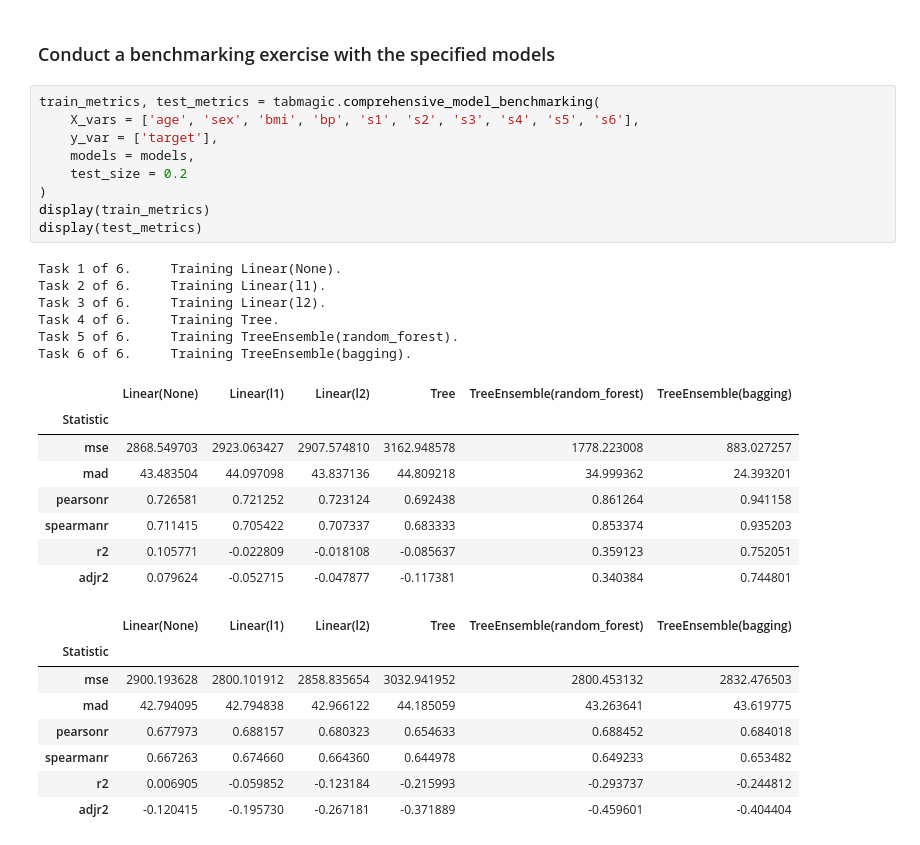
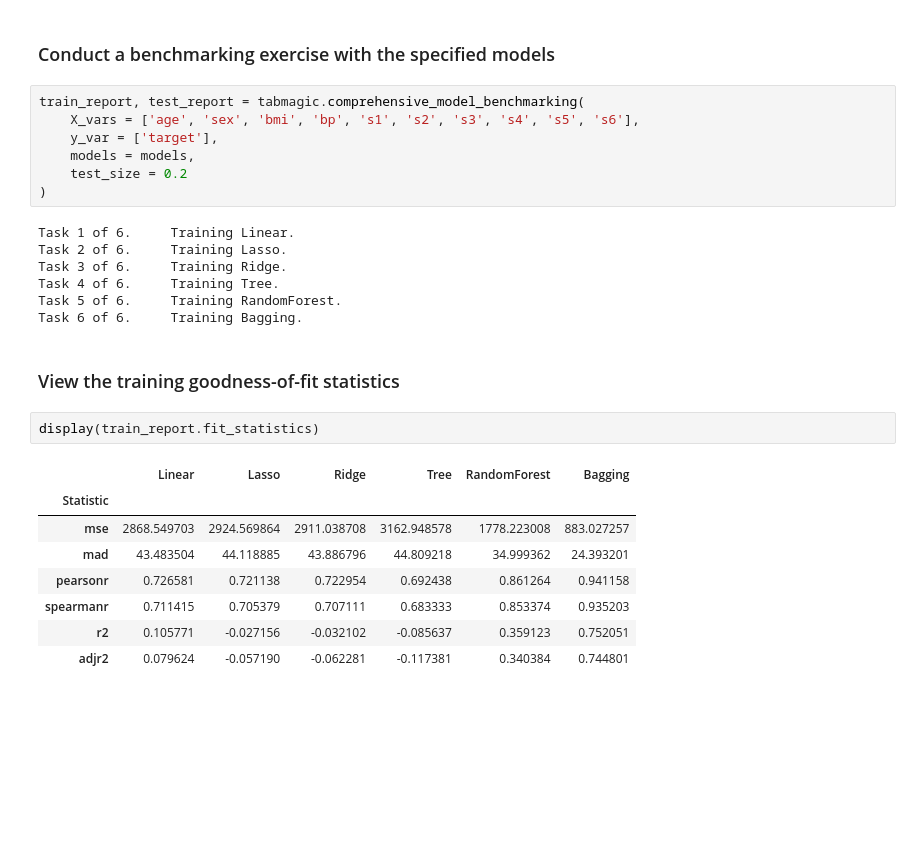
Before and after one commit to ajy25/TabularMagic, a Jupyter notebook: demo/regression_demo.ipynb, the cells around one changed output. Saved outputs shown, nothing was run; the diff lists cells and outputs as text; blank space fills up the shorter version.

```diff
--- a/demo/regression_demo.ipynb
+++ b/demo/regression_demo.ipynb
@@ -37,34 +38,29 @@ models = [
 # %% [markdown]
 ### Conduct a benchmarking exercise with the specified models
 # %%
-train_metrics, test_metrics = tabmagic.comprehensive_model_benchmarking(
+train_report, test_report = tabmagic.comprehensive_model_benchmarking(
     X_vars = ['age', 'sex', 'bmi', 'bp', 's1', 's2', 's3', 's4', 's5', 's6'],
     y_var = ['target'],
     models = models,
     test_size = 0.2
 )
-display(train_metrics)
-display(test_metrics)
 # %% [output]
-Task 1 of 6.     Training Linear(None).
-Task 2 of 6.     Training Linear(l1).
-Task 3 of 6.     Training Linear(l2).
+Task 1 of 6.     Training Linear.
+Task 2 of 6.     Training Lasso.
+Task 3 of 6.     Training Ridge.
 Task 4 of 6.     Training Tree.
-Task 5 of 6.     Training TreeEnsemble(random_forest).
-Task 6 of 6.     Training TreeEnsemble(bagging).
+Task 5 of 6.     Training RandomForest.
+Task 6 of 6.     Training Bagging.
-|  | Linear(None) | Linear(l1) | Linear(l2) | Tree | TreeEnsemble(random_forest) | TreeEnsemble(bagging) |
-| Statistic |  |  |  |  |  |  |
-| mse | 2868.549703 | 2923.063427 | 2907.574810 | 3162.948578 | 1778.223008 | 883.027257 |
-| mad | 43.483504 | 44.097098 | 43.837136 | 44.809218 | 34.999362 | 24.393201 |
-| pearsonr | 0.726581 | 0.721252 | 0.723124 | 0.692438 | 0.861264 | 0.941158 |
-| spearmanr | 0.711415 | 0.705422 | 0.707337 | 0.683333 | 0.853374 | 0.935203 |
-| r2 | 0.105771 | -0.022809 | -0.018108 | -0.085637 | 0.359123 | 0.752051 |
-| adjr2 | 0.079624 | -0.052715 | -0.047877 | -0.117381 | 0.340384 | 0.744801 |
-|  | Linear(None) | Linear(l1) | Linear(l2) | Tree | TreeEnsemble(random_forest) | TreeEnsemble(bagging) |
-| Statistic |  |  |  |  |  |  |
-| mse | 2900.193628 | 2800.101912 | 2858.835654 | 3032.941952 | 2800.453132 | 2832.476503 |
-| mad | 42.794095 | 42.794838 | 42.966122 | 44.185059 | 43.263641 | 43.619775 |
-| pearsonr | 0.677973 | 0.688157 | 0.680323 | 0.654633 | 0.688452 | 0.684018 |
-| spearmanr | 0.667263 | 0.674660 | 0.664360 | 0.644978 | 0.649233 | 0.653482 |
-| r2 | 0.006905 | -0.059852 | -0.123184 | -0.215993 | -0.293737 | -0.244812 |
-| adjr2 | -0.120415 | -0.195730 | -0.267181 | -0.371889 | -0.459601 | -0.404404 |
+# %% [markdown]
+### View the training goodness-of-fit statistics
+# %%
+display(train_report.fit_statistics)
+# %% [output]
+|  | Linear | Lasso | Ridge | Tree | RandomForest | Bagging |
+| Statistic |  |  |  |  |  |  |
+| mse | 2868.549703 | 2924.569864 | 2911.038708 | 3162.948578 | 1778.223008 | 883.027257 |
+| mad | 43.483504 | 44.118885 | 43.886796 | 44.809218 | 34.999362 | 24.393201 |
+| pearsonr | 0.726581 | 0.721138 | 0.722954 | 0.692438 | 0.861264 | 0.941158 |
+| spearmanr | 0.711415 | 0.705379 | 0.707111 | 0.683333 | 0.853374 | 0.935203 |
+| r2 | 0.105771 | -0.027156 | -0.032102 | -0.085637 | 0.359123 | 0.752051 |
+| adjr2 | 0.079624 | -0.057190 | -0.062281 | -0.117381 | 0.340384 | 0.744801 |
```
Also changed, not shown: parts of 7 cells of this notebook, 19 other files.
